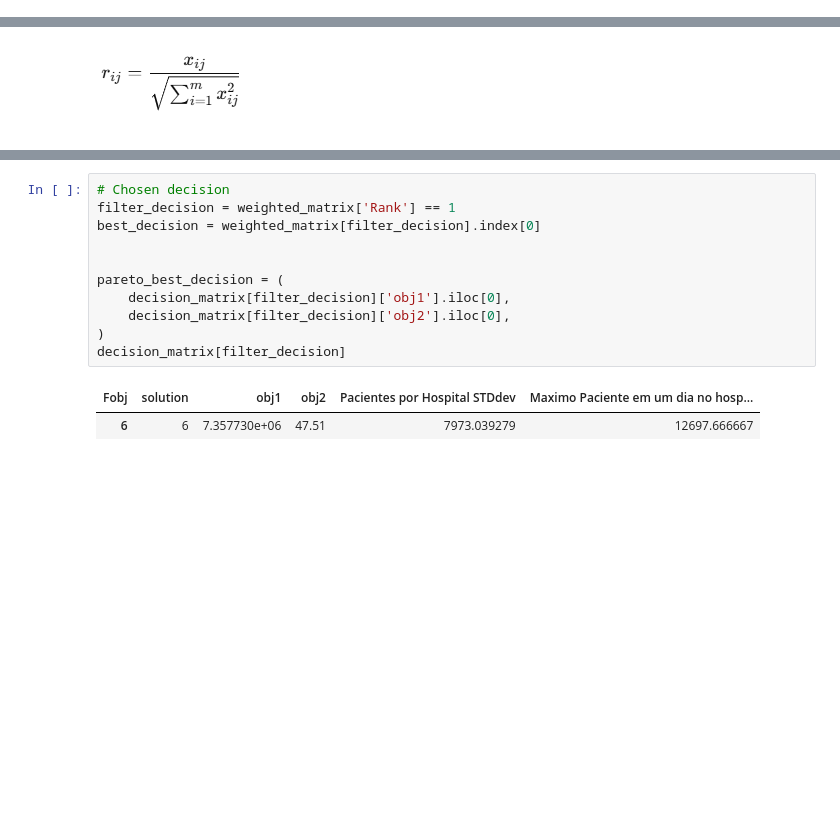
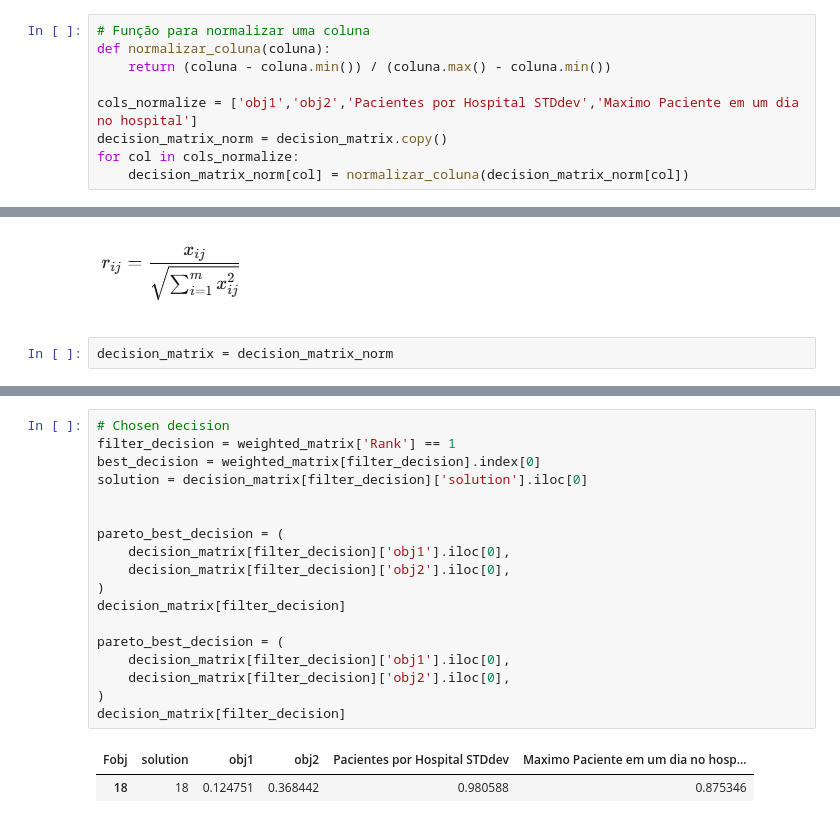
Before and after one commit to thiago-aguilar/pandemic-patient-alocation, a Jupyter notebook: decision_making.ipynb, the cells around one changed output, grey strips where cells are left out. Drawn from its saved outputs; the diff is of its cells as text; blank space fills up the shorter version.

```diff
--- a/decision_making.ipynb
+++ b/decision_making.ipynb
@@ -104,0 +87,9 @@ decision_matrix
+# %%
+# Função para normalizar uma coluna
+def normalizar_coluna(coluna):
+    return (coluna - coluna.min()) / (coluna.max() - coluna.min())
+
+cols_normalize = ['obj1','obj2','Pacientes por Hospital STDdev','Maximo Paciente em um dia no hospital']
+decision_matrix_norm = decision_matrix.copy()
+for col in cols_normalize:
+    decision_matrix_norm[col] = normalizar_coluna(decision_matrix_norm[col])
@@ -112,6 +123,8 @@ w_pacientes_por_hosp_stddev = 0.1218726127
 w_max_pacientes_day = 0.05688980138
 # %% [markdown]
 ![image.png](attachment:image.png)
+# %%
+decision_matrix = decision_matrix_norm
 # %%
 # Normalize matrix
 obj1_factor = np.sqrt(np.sum([np.power(elem, 2) for elem in decision_matrix['obj1']]))
@@ -231,14 +244,21 @@ weighted_matrix
 # %%
 # Chosen decision
 filter_decision = weighted_matrix['Rank'] == 1
 best_decision = weighted_matrix[filter_decision].index[0]
+solution = decision_matrix[filter_decision]['solution'].iloc[0]
 
 
 pareto_best_decision = (
     decision_matrix[filter_decision]['obj1'].iloc[0],
     decision_matrix[filter_decision]['obj2'].iloc[0],
 )
 decision_matrix[filter_decision]
+
+pareto_best_decision = (
+    decision_matrix[filter_decision]['obj1'].iloc[0],
+    decision_matrix[filter_decision]['obj2'].iloc[0],
+)
+decision_matrix[filter_decision]
 # %% [output]
 | Fobj | solution | obj1 | obj2 | Pacientes por Hospital STDdev | Maximo Paciente em um dia no hosp... |
-| 6 | 6 | 7.357730e+06 | 47.51 | 7973.039279 | 12697.666667 |
+| 18 | 18 | 0.124751 | 0.368442 | 0.980588 | 0.875346 |
```
Also changed, not shown: parts of 7 cells of this notebook.
